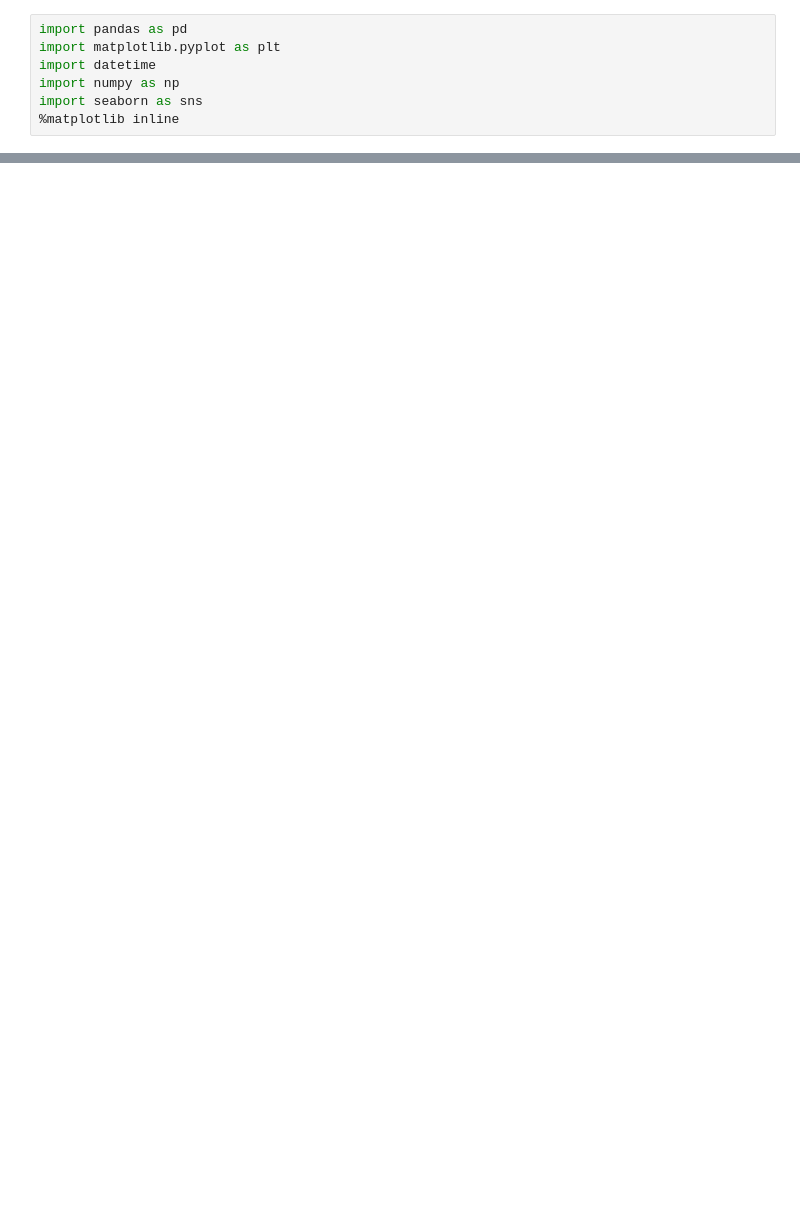
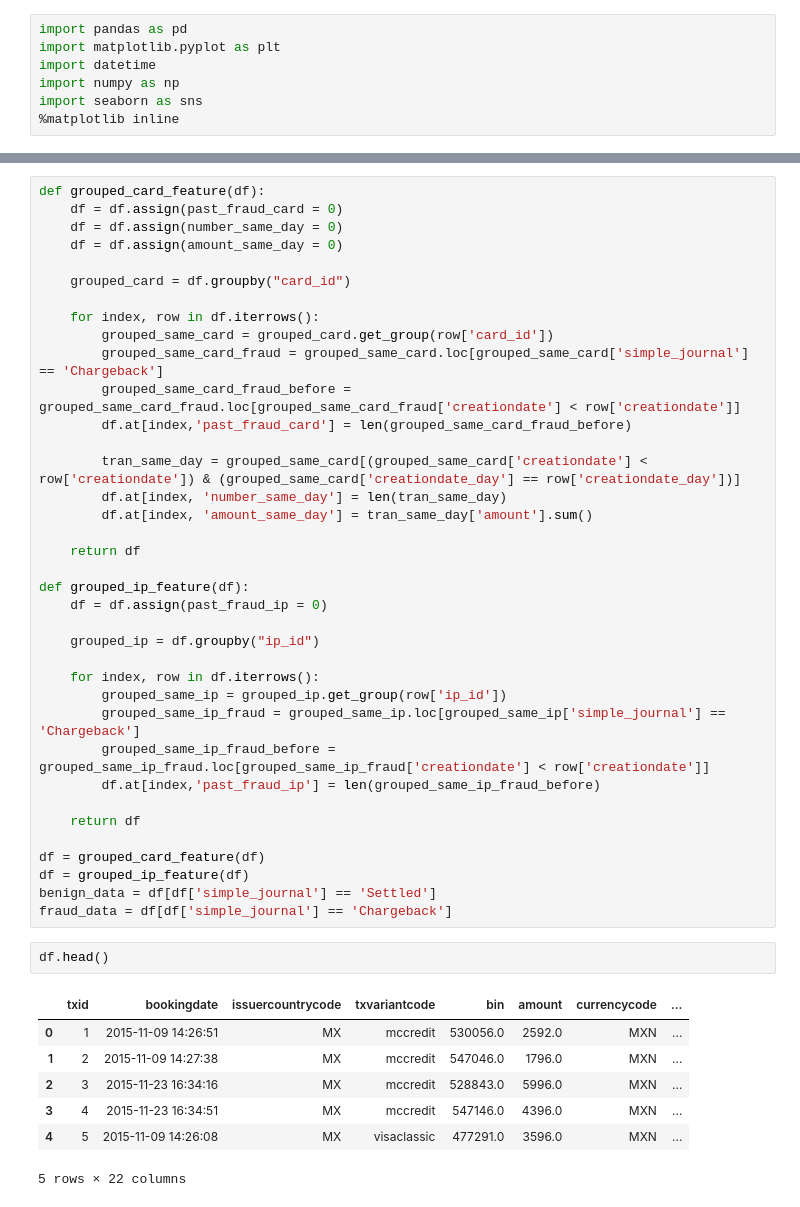
Before and after one commit to sirpandemona/CDA, a Jupyter notebook: Exercise 1/visualization.ipynb, the cells around one changed output, grey strips where cells are left out. Saved outputs shown, nothing was run; the diff lists cells and outputs as text; blank space fills up the shorter version.

```diff
--- a/Exercise 1/visualization.ipynb
+++ b/Exercise 1/visualization.ipynb
@@ -281,0 +55,47 @@ df['creationdate_day'] = pd.Timestamp('2019-01-05')
+# %%
+def grouped_card_feature(df):
+    df = df.assign(past_fraud_card = 0)
+    df = df.assign(number_same_day = 0)
+    df = df.assign(amount_same_day = 0)
+
+    grouped_card = df.groupby("card_id")
+
+    for index, row in df.iterrows():
+        grouped_same_card = grouped_card.get_group(row['card_id'])
+        grouped_same_card_fraud = grouped_same_card.loc[grouped_same_card['simple_journal'] == 'Chargeback']
+        grouped_same_card_fraud_before = grouped_same_card_fraud.loc[grouped_same_card_fraud['creationdate'] < row['creationdate']]
+        df.at[index,'past_fraud_card'] = len(grouped_same_card_fraud_before)
+
+        tran_same_day = grouped_same_card[(grouped_same_card['creationdate'] < row['creationdate']) & (grouped_same_card['creationdate_day'] == row['creationdate_day'])]
+        df.at[index, 'number_same_day'] = len(tran_same_day)
+        df.at[index, 'amount_same_day'] = tran_same_day['amount'].sum()
+
+    return df
+
+def grouped_ip_feature(df):
+    df = df.assign(past_fraud_ip = 0)
+
+    grouped_ip = df.groupby("ip_id")
+
+    for index, row in df.iterrows():
+        grouped_same_ip = grouped_ip.get_group(row['ip_id'])
+        grouped_same_ip_fraud = grouped_same_ip.loc[grouped_same_ip['simple_journal'] == 'Chargeback']
+        grouped_same_ip_fraud_before = grouped_same_ip_fraud.loc[grouped_same_ip_fraud['creationdate'] < row['creationdate']]
+        df.at[index,'past_fraud_ip'] = len(grouped_same_ip_fraud_before)
+
+    return df
+
+df = grouped_card_feature(df)
+df = grouped_ip_feature(df)
+benign_data = df[df['simple_journal'] == 'Settled']
+fraud_data = df[df['simple_journal'] == 'Chargeback']
+# %%
+df.head()
+# %% [output]
+|  | txid | bookingdate | issuercountrycode | txvariantcode | bin | amount | currencycode | ... |
+| 0 | 1 | 2015-11-09 14:26:51 | MX | mccredit | 530056.0 | 2592.0 | MXN | ... |
+| 1 | 2 | 2015-11-09 14:27:38 | MX | mccredit | 547046.0 | 1796.0 | MXN | ... |
+| 2 | 3 | 2015-11-23 16:34:16 | MX | mccredit | 528843.0 | 5996.0 | MXN | ... |
+| 3 | 4 | 2015-11-23 16:34:51 | MX | mccredit | 547146.0 | 4396.0 | MXN | ... |
+| 4 | 5 | 2015-11-09 14:26:08 | MX | visaclassic | 477291.0 | 3596.0 | MXN | ... |
+5 rows × 22 columns
```
Also changed, not shown: parts of 35 cells of this notebook.
